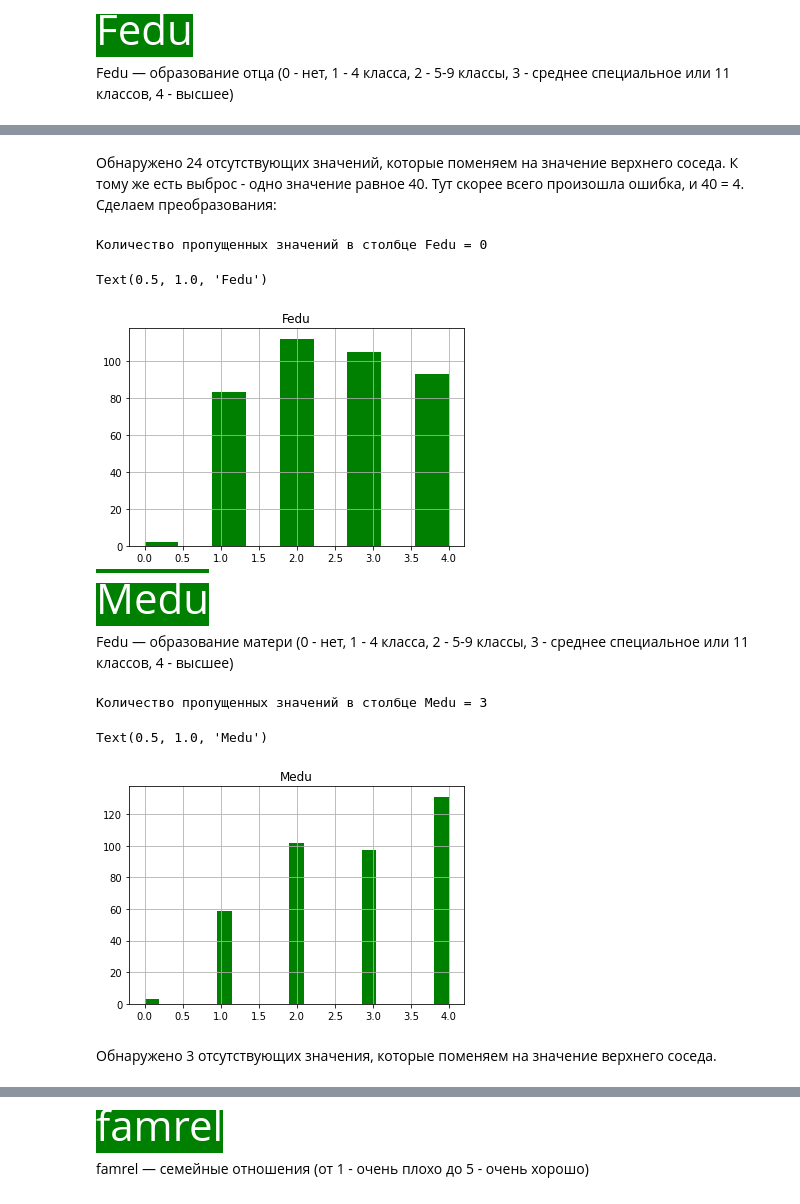
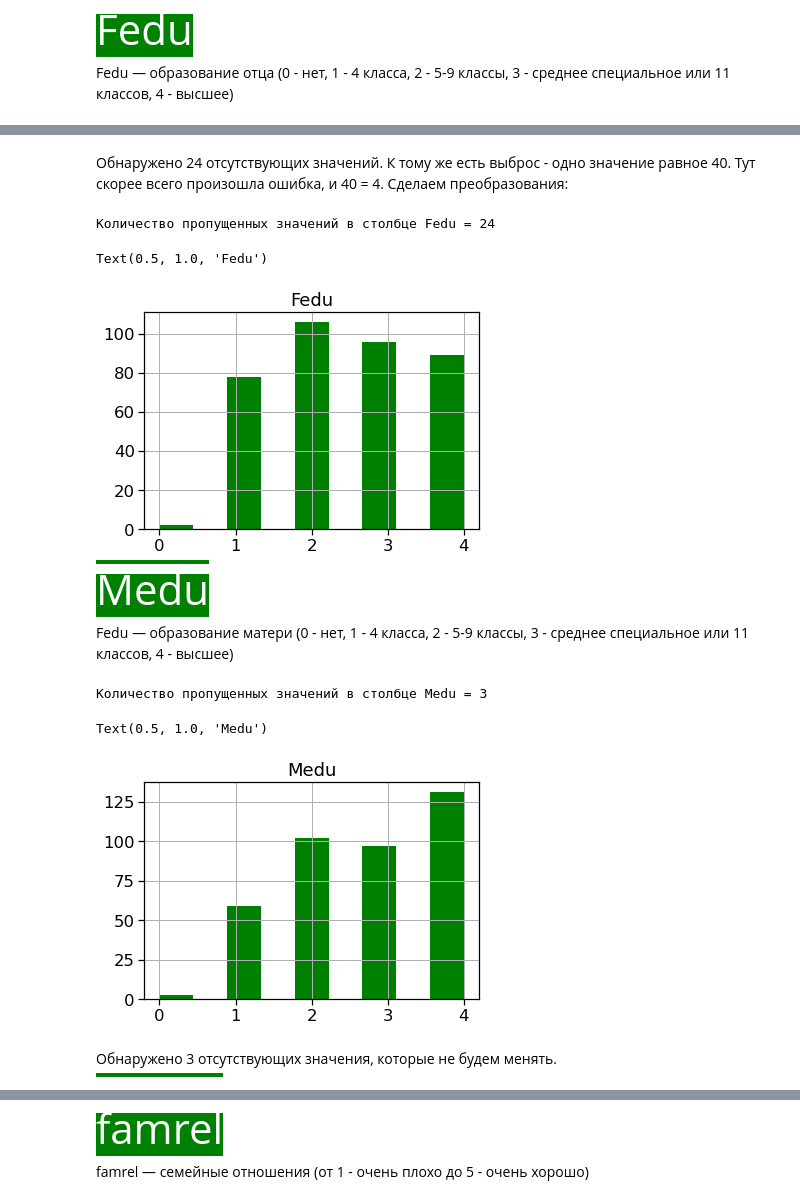
Before and after one commit to tankudo/skillfactory_rds, a Jupyter notebook: module_2/Academic performance in mathematics, EDA.ipynb, the cells around one changed output, grey strips where cells are left out. Cells and saved outputs as stored; diff of their text form; code cells hidden in the pictures.

```diff
--- a/module_2/Academic performance in mathematics, EDA.ipynb
+++ b/module_2/Academic performance in mathematics, EDA.ipynb
@@ -52,7 +52,7 @@ import matplotlib.pyplot as plt
 import seaborn as sns
 from itertools import combinations
 from scipy.stats import ttest_ind
-
+sns.set_context("notebook", font_scale=1.5, rc={"lines.linewidth": 2.5})
 pd.set_option('display.max_rows', 50)  # показывать больше строк
 pd.set_option('display.max_columns', 50)  # показывать больше колонок
 
@@ -366,3 +389,0 @@ memory usage: 3.2+ KB
-# %%
-stud.loc[(stud.traveltime == 1) & (stud.reason == 'None'), 'reason'] = "home"
-pd.DataFrame(stud.reason.value_counts())
@@ -689,7 +691,6 @@ Text(0.5, 1.0, 'Fedu')
 # %% [markdown]
-Обнаружено 24 отсутствующих значений, которые поменяем на значение верхнего соседа. К тому же есть выброс - одно значение равное 40. Тут скорее всего произошла ошибка, и 40 = 4. Сделаем преобразования:
+Обнаружено 24 отсутствующих значений. К тому же есть выброс - одно значение равное 40. Тут скорее всего произошла ошибка, и 40 = 4. Сделаем преобразования:
 # %%
-stud.Fedu.fillna(method='ffill', inplace=True)
 stud.loc[(stud.Fedu == 40), 'Fedu'] = 4
 stud.Fedu.hist(color='green', bins=9)
 print(
@@ -697,9 +698,9 @@ print(
 )
 plt.title('Fedu')
 # %% [output]
-Количество пропущенных значений в столбце Fedu = 0
+Количество пропущенных значений в столбце Fedu = 24
 Text(0.5, 1.0, 'Fedu')
-[figure, old version]
+[figure, new version]
 # %% [markdown]
 <span style="background-color:green; color:white; font-family: 'Bebas Neue'; font-size: 3em">Medu</span>
 
@@ -707,13 +708,13 @@ Fedu — образование матери (0 - нет, 1 - 4 класса, 2
 # %%
 print(
     f'Количество пропущенных значений в столбце Medu = {stud.Medu.isnull().sum()}'
 )
-stud.Medu.hist(color='green', bins=21)
+stud.Medu.hist(color='green', bins=9)
 stud.Medu.describe()
 plt.title('Medu')
 # %% [output]
 Количество пропущенных значений в столбце Medu = 3
 Text(0.5, 1.0, 'Medu')
-[figure, old version]
+[figure, new version]
 # %% [markdown]
-Обнаружено 3 отсутствующих значения, которые поменяем на значение верхнего соседа.
+Обнаружено 3 отсутствующих значения, которые не будем менять.
```
Also changed, not shown: parts of 47 cells of this notebook.
